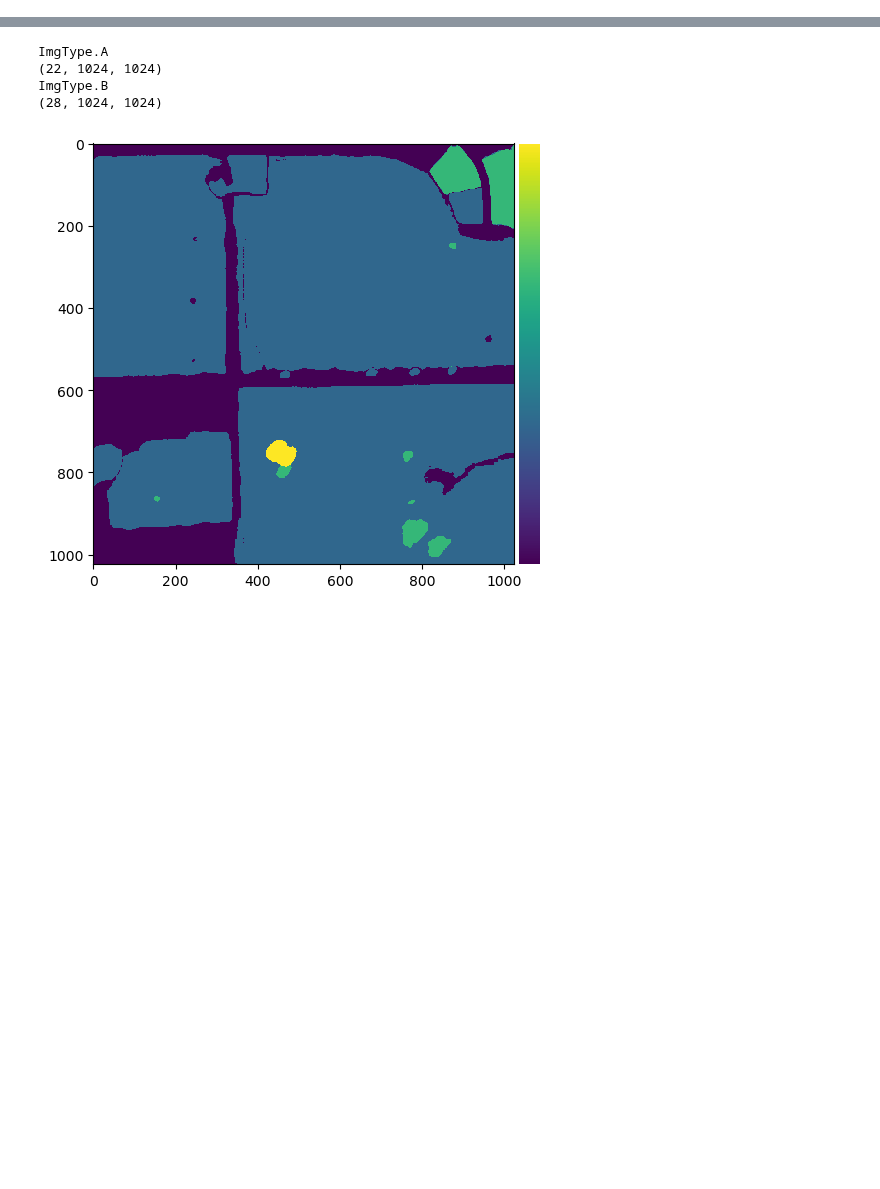
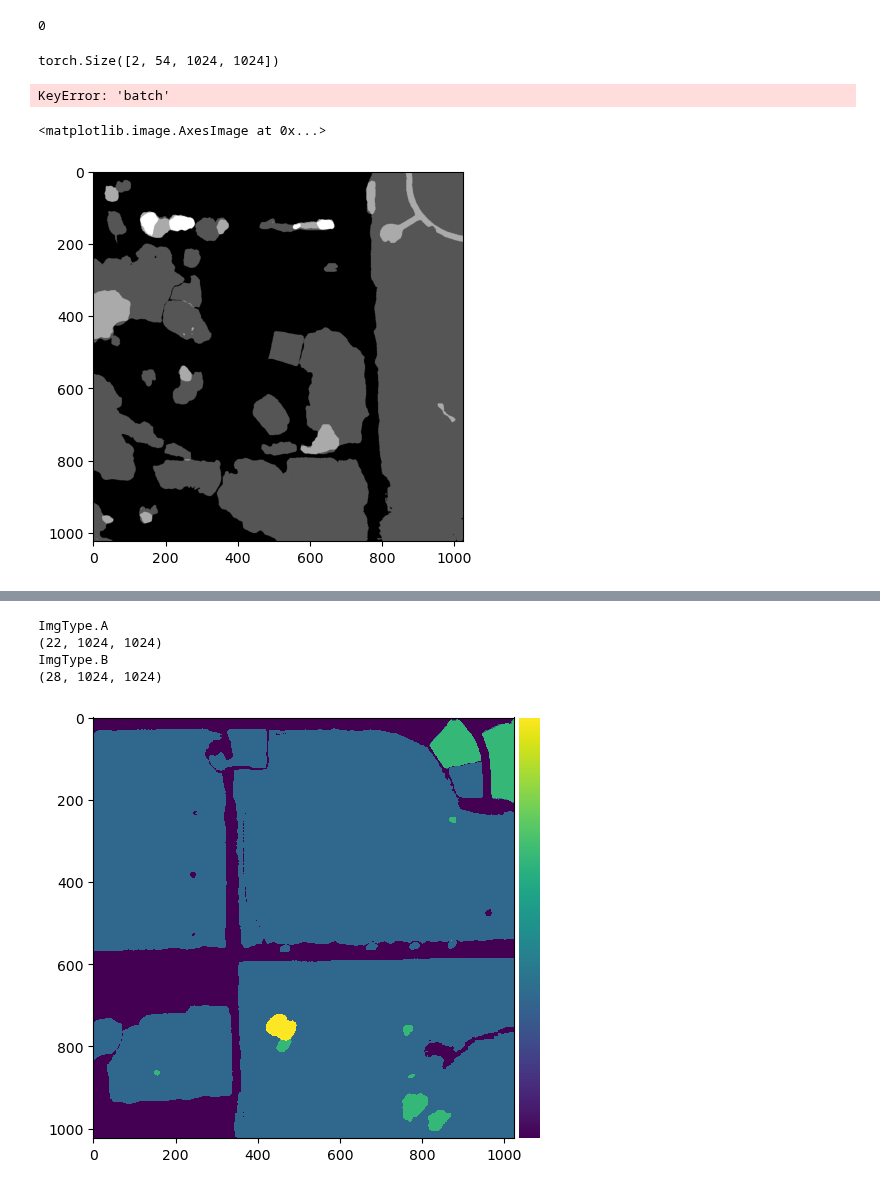
Before and after one commit to brustt/stylo_magique_intership_ign, a Jupyter notebook: notebooks/inference/_debug.ipynb, the cells around one changed output, grey strips where cells are left out. Drawn from its saved outputs; the diff is of its cells as text; code cells hidden in the pictures; blank space fills up the shorter version.

```diff
--- a/notebooks/inference/_debug.ipynb
+++ b/notebooks/inference/_debug.ipynb
@@ -42,0 +47,3 @@ params = load_default_sam_params()
+# %%
+path= "/var/data/usr/mdizier/stylo_magique/lightning_logs/predictions-vit_h/predictions.pt"
+res = torch.load(path)
@@ -42,0 +62,27 @@ params = load_default_sam_params()
+# %%
+res[0]["batch_idx"]
+# %% [output]
+0
+# %%
+res[0]["pred"]["masks"].shape
+# %% [output]
+torch.Size([2, 54, 1024, 1024])
+# %%
+plt.imshow(to_numpy(res[0]["batch"]["label"][0, ...], transpose=False))
+# %% [output]
+KeyError: 'batch'
+# %%
+pred = torch.sum(res[0]["pred"]["masks"][0, ...], axis=0).unsqueeze(0).repeat(3, 1, 1).to(torch.uint8)
+# %%
+def shift_range_values(arr, new_bounds=[0, 1]):
+    old_range = (torch.max(arr) - torch.min(arr))
+    new_range = (new_bounds[1] - new_bounds[0])
+    shit_arr = (((arr - torch.min(arr)) * new_range) / old_range) + new_bounds[0]
+    return shit_arr
+
+pred_ = shift_range_values(pred)
+# %%
+plt.imshow(to_numpy(pred_))
+# %% [output]
+<matplotlib.image.AxesImage at 0x...>
+[figure, added]
```
Also changed, not shown: parts of 8 cells of this notebook, 12 other files.
